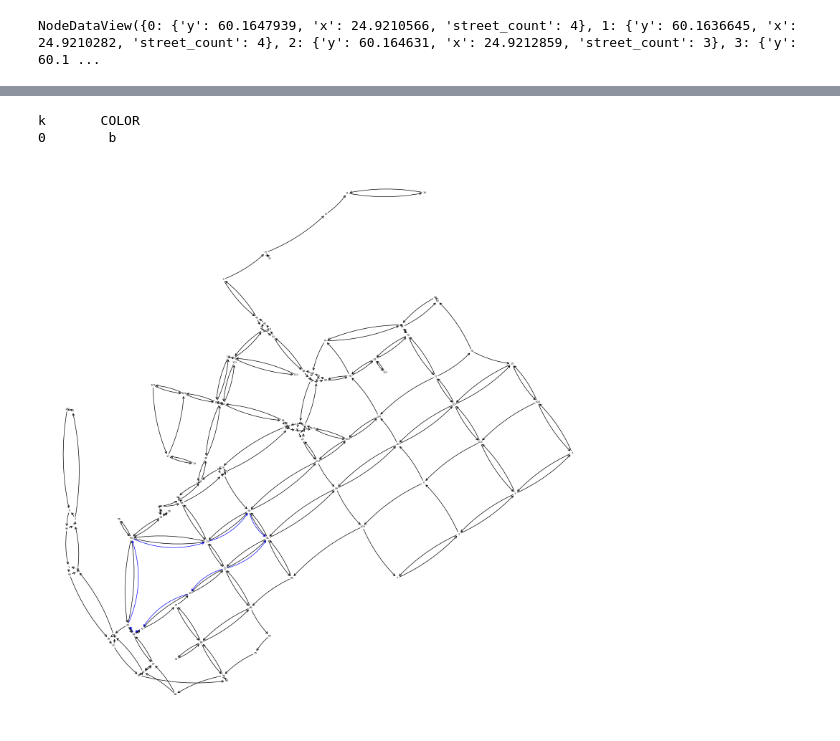
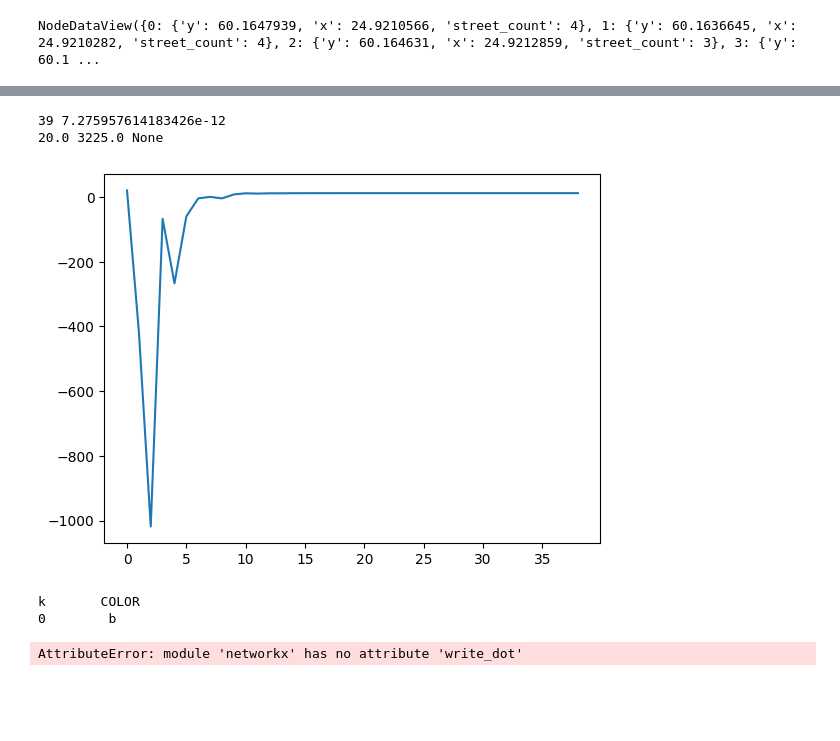
Before and after one commit to elgroselj/distributing_traffic, a Jupyter notebook: dai/helsinki.ipynb, the cells around one changed output, grey strips where cells are left out. Drawn from its saved outputs; the diff is of its cells as text; code cells hidden in the pictures; blank space fills up the shorter version.

Commit message:
fix run2, add label solved, poskusi z risanjem grafov

```diff
--- a/dai/helsinki.ipynb
+++ b/dai/helsinki.ipynb
@@ -99,6 +107,13 @@ conservation of flow constraint couldn't be satisfied at LD - infeasible
+# %%
+LB, UB, X_best = hf.run2(obj,constraints,vp,MAX_ITER=1000)
+print(LB,UB,X_best)
+# %% [output]
+39 7.275957614183426e-12
+20.0 3225.0 None
+[figure, added]
 # %%
-hf.plot_solution_graph(graph,n_best.sol["X"],with_labels=False)
+hf.plot_solution_graph(graph,n_best.sol["X"],with_labels=True,font_size=7)
 # %% [output]
 k       COLOR
 0        b
-[figure, removed]
+AttributeError: module 'networkx' has no attribute 'write_dot'
```
Also changed, not shown: parts of 5 cells of this notebook, 3 other files.
